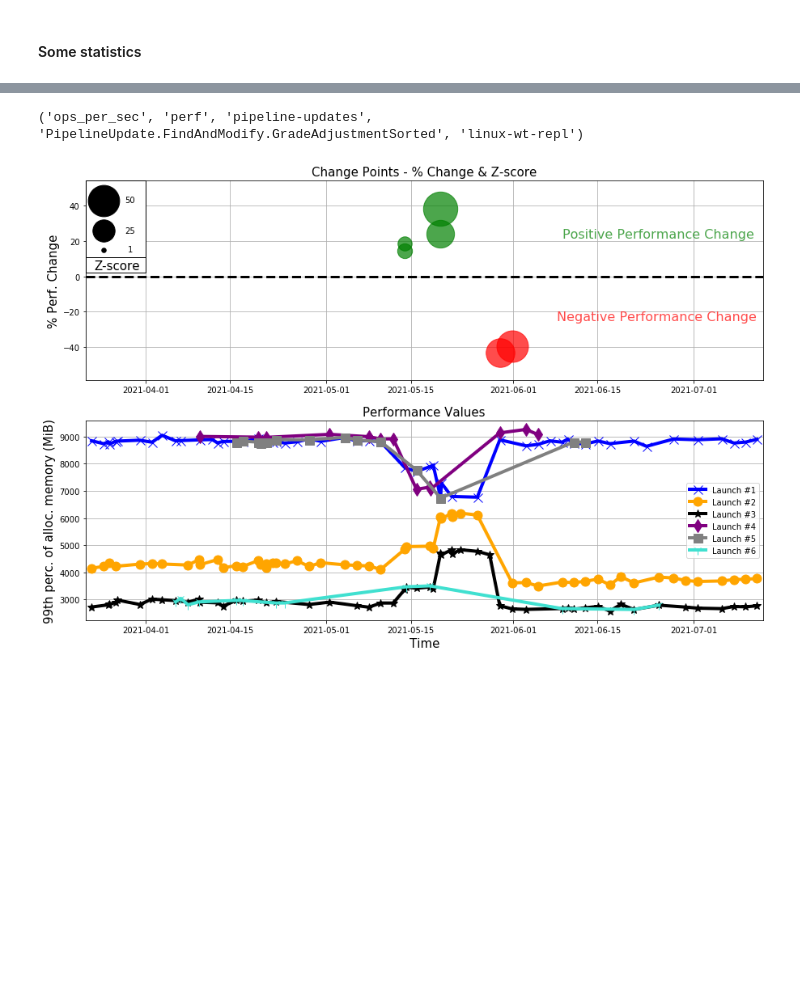
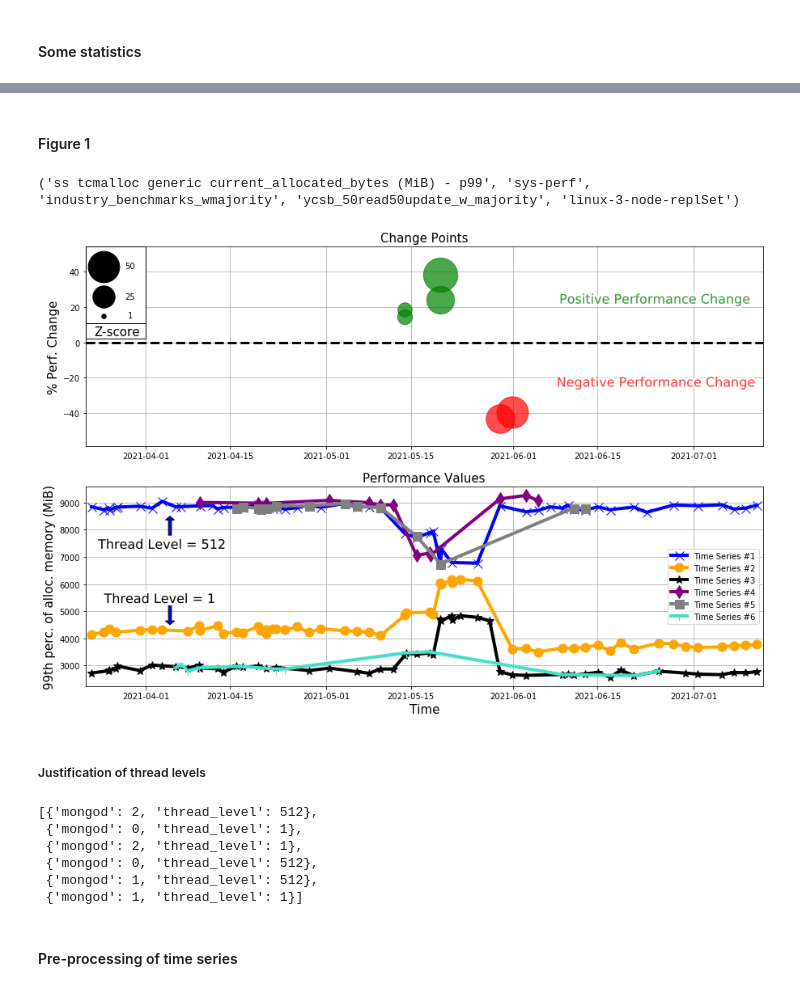
Before and after one commit to llesoil/icpe2022, a Jupyter notebook: Data Challenge.ipynb, the cells around one changed output, grey strips where cells are left out. Cells and saved outputs as stored; diff of their text form; code cells hidden in the pictures; blank space fills up the shorter version.

```diff
--- a/Data Challenge.ipynb
+++ b/Data Challenge.ipynb
@@ -143,4 +152,7 @@ variants 42
+# %% [markdown]
+#### Figure 1
 # %%
+# generation of a random key with enough change points (>5)
 tab = [len(change_points[key]) for key in cp_keys if len(change_points[key])>0]
 
 not_found = True
@@ -150,11 +162,11 @@ while not_found:
     if tab[i] > 5:
         #if [key for key in cp_keys if len(change_points[key])>0][i][0] != 'ops_per_sec':
         my_special_key = [key for key in cp_keys if len(change_points[key])>0][i]
-        print(my_special_key)
         not_found = False
 
+# then we focus on this case
 my_special_key = ('ss tcmalloc generic current_allocated_bytes (MiB) - p99', 'sys-perf', 'industry_benchmarks_wmajority', 'ycsb_50read50update_w_majority', 'linux-3-node-replSet')
-
+print(my_special_key)
 
 list_all_ts = [key for key in time_series.keys() if key[0:5] == my_special_key]
 
@@ -190,9 +202,16 @@ for i in range(len(dates)):
 axs[0].get_yaxis().set_major_formatter(ScalarFormatter())
 axs[0].set_ylabel("% Perf. Change", size = 15)
 axs[0].set_xlabel("", size = 15)
-axs[0].set_title("Change Points - % Change & Z-score", size = 15)
+axs[0].set_title("Change Points", size = 15)
 
 axs[0].hlines(0, axs[0].get_xlim()[0], axs[0].get_xlim()[1], linestyles='dashed', linewidth = 3, color='black')
+
+axs[0].text(datetime(2021, 6, 8, 15, 55, 29), 22,"Positive Performance Change",
+            path_effects=[pe.withStroke(linewidth=6, foreground="white")],
+            color = "green", size = 16, alpha =0.7, zorder =4)
+axs[0].text(datetime(2021, 6, 8, 4, 55, 29), -25,"Negative Performance Change",
+            path_effects=[pe.withStroke(linewidth=6, foreground="white")],
+            color = "red", size = 16, alpha =0.7, zorder =4)
 
 min_date = datetime.strptime(min_all_dates, '%Y-%m-%dT%H:%M:%S.000Z')+relativedelta(days=-1)
 
@@ -224,10 +243,6 @@ axs[0].scatter(min_date+relativedelta(days=3), 43, s =30*50, color = "black", zo
 axs[0].text(min_date+relativedelta(days=6.5), 42,"50")
 axs[0].text(min_date+relativedelta(days=1.5), 4,"Z-score", size= 15)
 
-axs[0].text(datetime(2021, 6, 9, 2, 55, 29), 22,"Positive Performance Change",
-            color = "green", size = 16, alpha =0.7, zorder =4)
-axs[0].text(datetime(2021, 6, 8, 4, 55, 29), -25,"Negative Performance Change",
-            color = "red", size = 16, alpha =0.7, zorder =4)
 
 # down
 axs[1].grid(zorder = 0)
@@ -249,36 +264,71 @@ for j in range(len(list_all_ts)):
 
     df = pd.DataFrame(time_series[key], columns = ["date", "perf"])
     df.sort_values(by='date')
 
     dates = [datetime.strptime(strd, '%Y-%m-%dT%H:%M:%S.000Z') for strd in df['date']]
 
     axs[1].plot(dates, df.perf, color = colors[jmod7], marker= markers[jmod7], markersize=11,
-                linewidth = 4, label = 'Launch #'+str(j+1), zorder = 4)
+                linewidth = 4, label = 'Time Series #'+str(j+1), zorder = 4)
 
 axs[1].legend()
+
+x0 = md.date2num(datetime(2021,4,5))
+y0 = 7800
+xw = md.date2num(datetime(2021,4,5)) - x0
+yw = 700
+arr = plt.Arrow(x0, y0, xw, yw, edgecolor='black', width =2.5, zorder =4)
+axs[1].add_patch(arr)
+arr.set_facecolor('b')
+
+axs[1].text(datetime(2021, 3, 24, 1, 1, 1), 7300, "Thread Level = 512",
+            path_effects=[pe.withStroke(linewidth=6, foreground="white")],
+            color = "black", size = 16, zorder =4)
+
+x0 = md.date2num(datetime(2021,4,5))
+y0 = 5200
+xw = md.date2num(datetime(2021,4,5)) - x0
+yw = -700
+arr = plt.Arrow(x0, y0, xw, yw, edgecolor='black', width =2.5, zorder =4)
+axs[1].add_patch(arr)
+arr.set_facecolor('b')
+
+axs[1].text(datetime(2021, 3, 25, 1, 1, 1), 5300, "Thread Level = 1",
+            path_effects=[pe.withStroke(linewidth=6, foreground="white")],
+            color = "black", size = 16, zorder =4)
 
 #handles, labels = ax.get_legend_handles_labels()
 #p = []
 #ax.plot(df.date, df.est, color = colors[i], linewidth = 5, label = sys)
 #p.append(mlines.Line2D([], [], color=colors[i],
 #marker= markers[i], markersize=10, linewidth = 5, label=sys_name))
 #ax.text(dates[i], vals[i], sys_name, color = colors[i], size = 20,
 #            path_effects=[pe.withStroke(linewidth=6, foreground="white")])
 #ax.legend(handles=p)
 #ax.set_yscale('log')
 #ax.set_yticks([3, 5, 10, 20, 30, 50,100, 150])
 #plt.savefig("./results/evolution_perf.png", dpi = 300)
 
 axs[1].get_yaxis().set_major_formatter(ScalarFormatter())
 #axs[1].set_ylabel(my_special_key[0], size = 15)
 axs[1].set_ylabel("99th perc. of alloc. memory (MiB)", size = 15)
 axs[1].set_xlabel("Time", size = 15)
 axs[1].set_title("Performance Values", size = 15)
 plt.savefig('./results/fig1.png', dpi = 300)
 plt.show()
 # %% [output]
-('ops_per_sec', 'perf', 'pipeline-updates', 'PipelineUpdate.FindAndModify.GradeAdjustmentSorted', 'linux-wt-repl')
+('ss tcmalloc generic current_allocated_bytes (MiB) - p99', 'sys-perf', 'industry_benchmarks_wmajority', 'ycsb_50read50update_w_majority', 'linux-3-node-replSet')
-[figure, old version]
+[figure, new version]
+# %% [markdown]
+##### Justification of thread levels
+# %%
+[ts_args[key] for key in list_all_ts]
+# %% [output]
+[{'mongod': 2, 'thread_level': 512},
+ {'mongod': 0, 'thread_level': 1},
+ {'mongod': 2, 'thread_level': 1},
+ {'mongod': 0, 'thread_level': 512},
+ {'mongod': 1, 'thread_level': 512},
+ {'mongod': 1, 'thread_level': 1}]
 # %%
 # same
 # ('Data - disk xvde disk written (writes/s) - p99', 'sys-perf', 'initialsync-large', 'initialsync_large_c_32_d_32_w_t', 'linux-3-node-replSet-initialsync')
@@ -300,3 +350,5 @@ plt.show()
 #('Journal - disk xvdf utilization (%) - mean', 'sys-perf', 'snapshot_reads', 'benchRun', 'linux-3-node-replSet')
 #('ss tcmalloc generic current_allocated_bytes (MiB) - p99', 'sys-perf', 'industry_benchmarks_wmajority', 'ycsb_50read50update_w_majority', 'linux-3-node-replSet')
 #('ss tcmalloc generic current_allocated_bytes (MiB) - max', 'sys-perf', 'industry_benchmarks_wmajority', 'ycsb_95read5update_w_majority', 'linux-shard-lite')
+# %% [markdown]
+#### Pre-processing of time series
```
Also changed, not shown: parts of 23 cells of this notebook, 7 other files.
